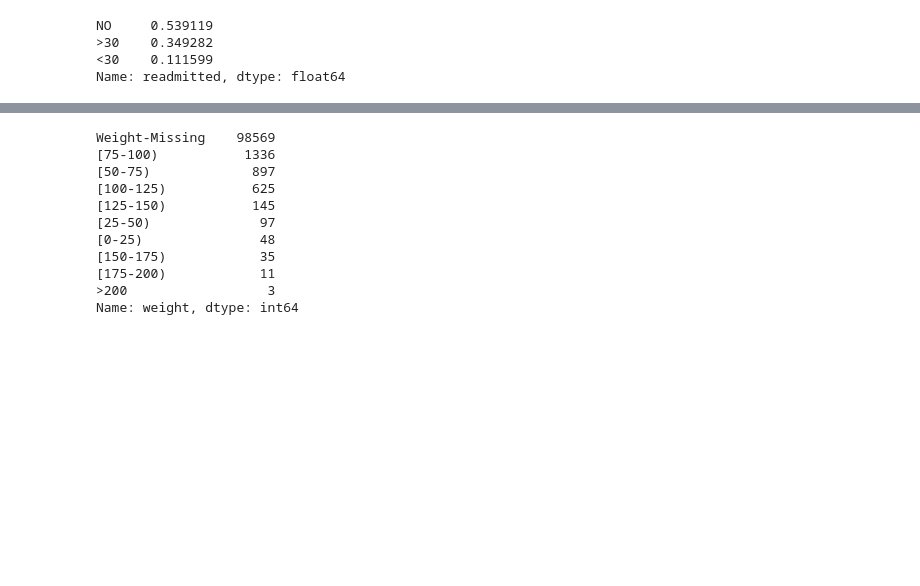
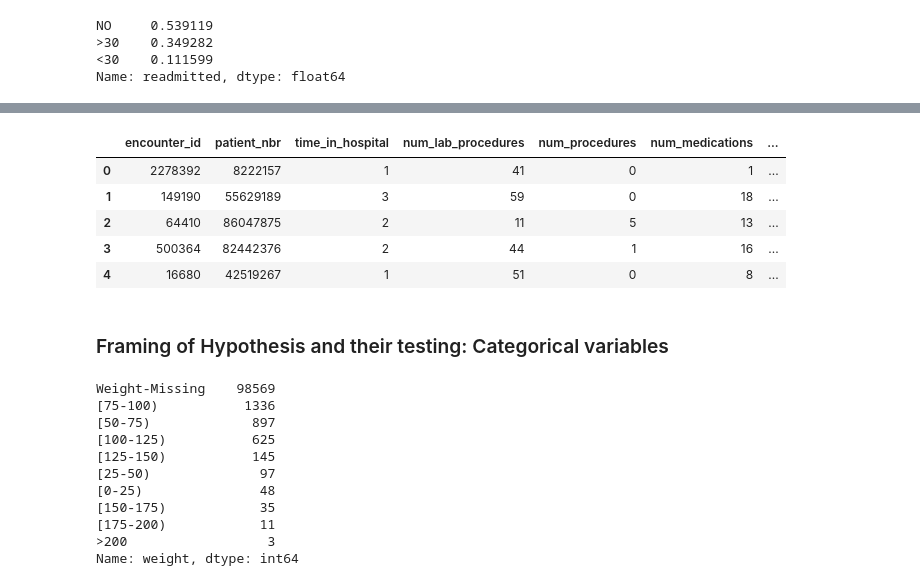
Before and after one commit to JPDas63/Capstone-Project, a Jupyter notebook: Project_Diabetes.ipynb, the cells around one changed output, grey strips where cells are left out. Saved outputs shown, nothing was run; the diff lists cells and outputs as text; code cells hidden in the pictures; blank space fills up the shorter version.

```diff
--- a/Project_Diabetes.ipynb
+++ b/Project_Diabetes.ipynb
@@ -375,2 +326,13 @@ mn.bar(data)
+# %%
+numerical_data.head()
+# %% [output]
+|  | encounter_id | patient_nbr | time_in_hospital | num_lab_procedures | num_procedures | num_medications | ... |
+| 0 | 2278392 | 8222157 | 1 | 41 | 0 | 1 | ... |
+| 1 | 149190 | 55629189 | 3 | 59 | 0 | 18 | ... |
+| 2 | 64410 | 86047875 | 2 | 11 | 5 | 13 | ... |
+| 3 | 500364 | 82442376 | 2 | 44 | 1 | 16 | ... |
+| 4 | 16680 | 42519267 | 1 | 51 | 0 | 8 | ... |
+# %% [markdown]
+### Framing of Hypothesis and their testing: Categorical variables
 # %%
 from scipy.stats import chisquare,chi2_contingency
```
Also changed, not shown: parts of 102 cells of this notebook.
